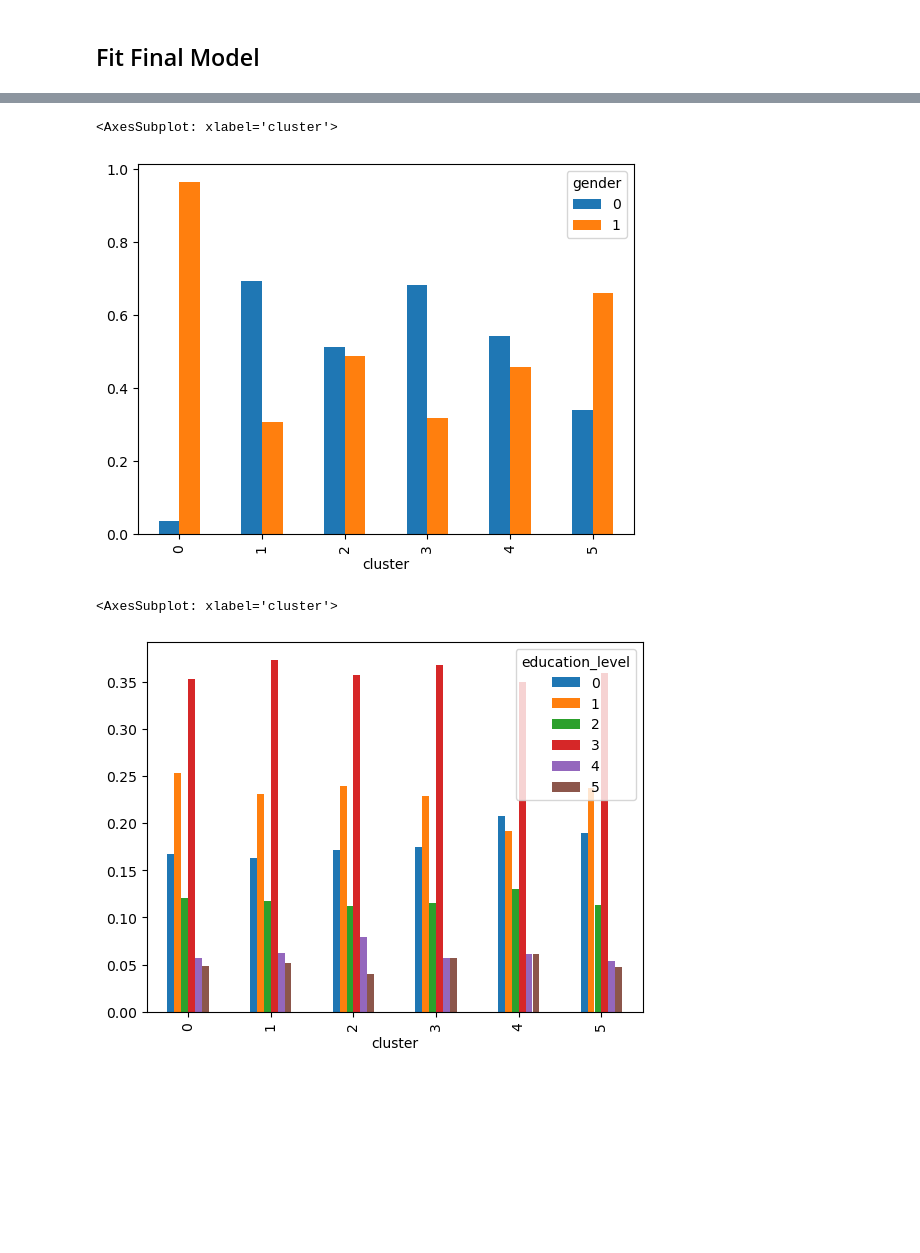
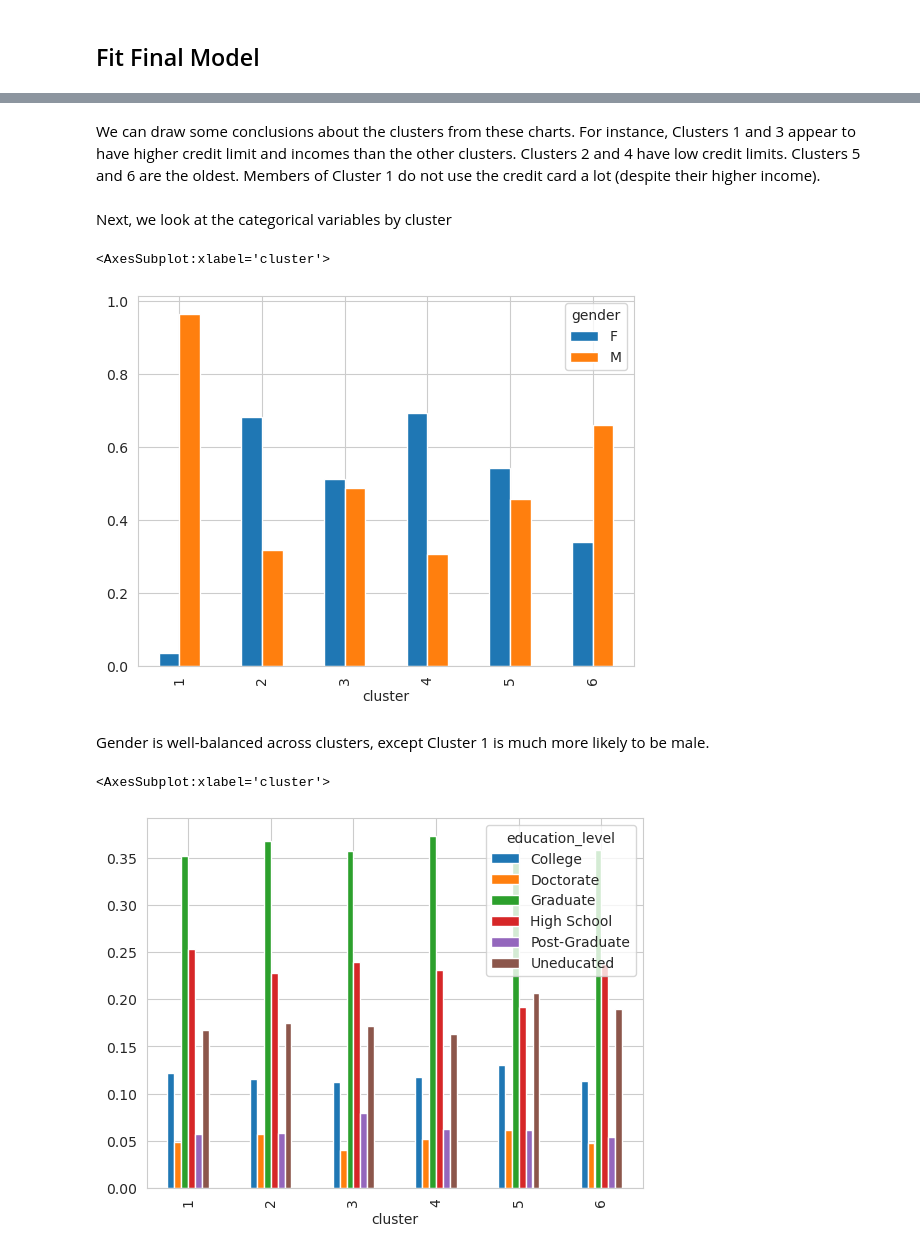
Before and after one commit to timothy-hister/credit_card, a Jupyter notebook: credit_card.ipynb, the cells around one changed output, grey strips where cells are left out. Saved outputs shown, nothing was run; the diff lists cells and outputs as text; code cells hidden in the pictures; blank space fills up the shorter version.

```diff
--- a/credit_card.ipynb
+++ b/credit_card.ipynb
@@ -191,0 +150,4 @@ cust_scaled.describe().T.round()
+# %%
+scaler = StandardScaler()
+X = scaler.fit_transform(X)
+X
@@ -199,7 +177,7 @@ Optimize Number of Clusters
 inertias = []
 for k in range(1,11):
     model = KMeans(n_clusters = k)
-    model.fit_predict(cust_scaled)
+    model.fit_predict(X)
     inertias.append(model.inertia_)
 
 inertias
@@ -229,5 +207,3 @@ Fit Final Model
 --------------
 # %%
 model = KMeans(n_clusters = 6)
-model.fit_predict(cust_scaled)
-print(model)
@@ -236 +212,4 @@ KMeans(n_clusters=6)
+# %%
+cust_raw['cluster'] = model.fit_predict(X) + 1
+cust['cluster'] = cust_raw['cluster']
 # %%
@@ -267,10 +252,16 @@ sns.scatterplot(data=cust, x='months_on_book', y='age', hue='cluster', alpha=.4,
+# %% [markdown]
+We can draw some conclusions about the clusters from these charts. For instance, Clusters 1 and 3 appear to have higher credit limit and incomes than the other clusters. Clusters 2 and 4 have low credit limits. Clusters 5 and 6 are the oldest. Members of Cluster 1 do not use the credit card a lot (despite their higher income).
+# %% [markdown]
+Next, we look at the categorical variables by cluster
 # %%
-pd.crosstab(index=cust['cluster'], columns=cust['gender'], normalize='index').plot.bar()
+pd.crosstab(index=cust['cluster'], columns=cust_raw['gender'], normalize='index').plot.bar()
 # %% [output]
-<AxesSubplot: xlabel='cluster'>
+<AxesSubplot:xlabel='cluster'>
-[figure, old version]
+[figure, new version]
+# %% [markdown]
+Gender is well-balanced across clusters, except Cluster 1 is much more likely to be male.
 # %%
-pd.crosstab(index=cust['cluster'], columns=cust['education_level'], normalize='index').plot.bar()
+pd.crosstab(index=cust_raw['cluster'], columns=cust_raw['education_level'], normalize='index').plot.bar()
 # %% [output]
-<AxesSubplot: xlabel='cluster'>
+<AxesSubplot:xlabel='cluster'>
-[figure, old version]
+[figure, new version]
```
Also changed, not shown: parts of 35 cells of this notebook.
